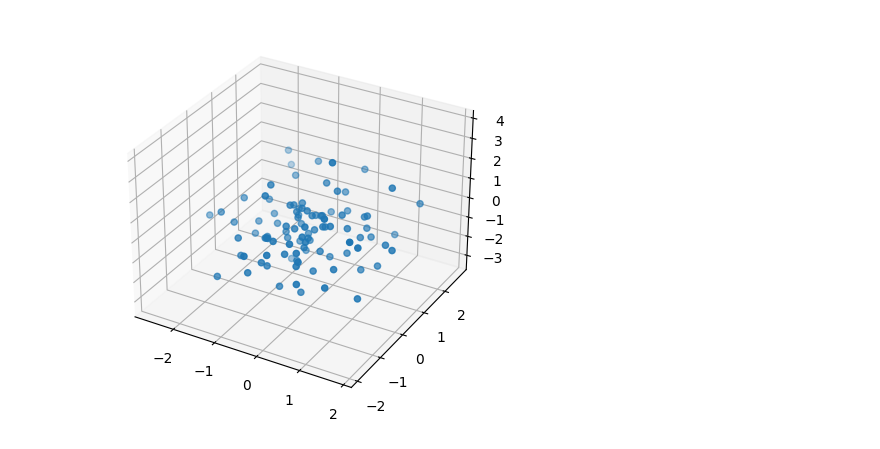
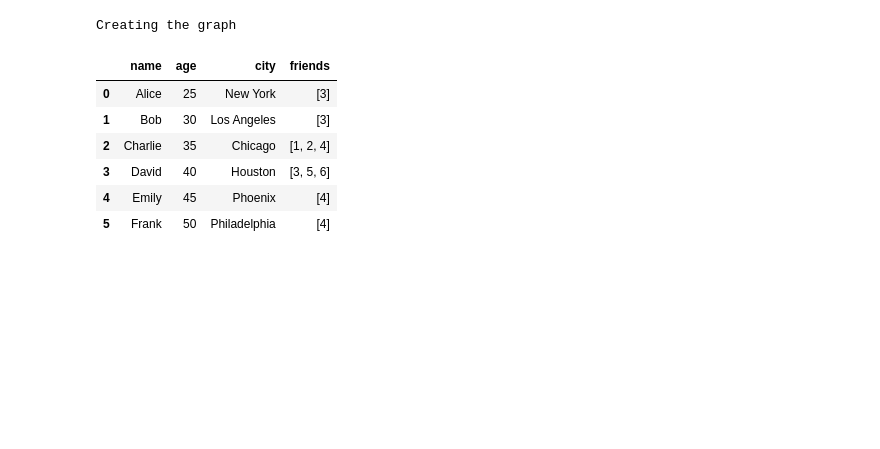
Before and after one commit to AhmedBegggaUA/MD2025, a Jupyter notebook: kk.ipynb, the cells around one changed output. Cells and saved outputs as stored; diff of their text form; code cells hidden in the pictures; blank space fills up the shorter version.

```diff
--- a/kk.ipynb
+++ b/kk.ipynb
@@ -1,16 +1,30 @@
-# %%
-import matplotlib.pyplot as plt
-import numpy as np
-np.random.seed(42)
-# This part is necessary to create the 3D plot
-fig = plt.figure(figsize=(10, 5)) # Create a figure with a size of 10x5, width x height
-ax = fig.add_subplot(111, projection='3d') # Create a 3D axis, 111 means 1x1 grid, first subplot, projection='3d' means 3D plot
-
-x = np.random.standard_normal(100) # Create random data
-y = np.random.standard_normal(100) # Create random data
-z = np.random.standard_normal(100) # Create random data
-
-ax.scatter(x, y, z) # Create a 3D scatter plot
-plt.show() # Show the plot
-# %% [output]
-[figure, removed]
+# %%
+# Now we are going to performe a random walk on the graph
+import matplotlib.pyplot as plt
+import pandas as pd
+import numpy as np
+import networkx as nx
+
+print("Creating the graph")
+# Create a NumPy array
+data = np.array([
+    ['Alice', 25, 'New York', [3]],
+    ['Bob', 30, 'Los Angeles' ,[3]],
+    ['Charlie', 35, 'Chicago', [1,2,4]],
+    ['David', 40, 'Houston', [3,5,6]],
+    ['Emily', 45, 'Phoenix', [4]],
+    ['Frank', 50, 'Philadelphia', [4]]
+],dtype=object)
+
+# Create a DataFrame from the NumPy array
+df = pd.DataFrame(data, columns=['name','age','city','friends'])
+df
+# %% [output]
+Creating the graph
+|  | name | age | city | friends |
+| 0 | Alice | 25 | New York | [3] |
+| 1 | Bob | 30 | Los Angeles | [3] |
+| 2 | Charlie | 35 | Chicago | [1, 2, 4] |
+| 3 | David | 40 | Houston | [3, 5, 6] |
+| 4 | Emily | 45 | Phoenix | [4] |
+| 5 | Frank | 50 | Philadelphia | [4] |
```
Also changed, not shown: parts of 2 cells of this notebook, 45 other files.
